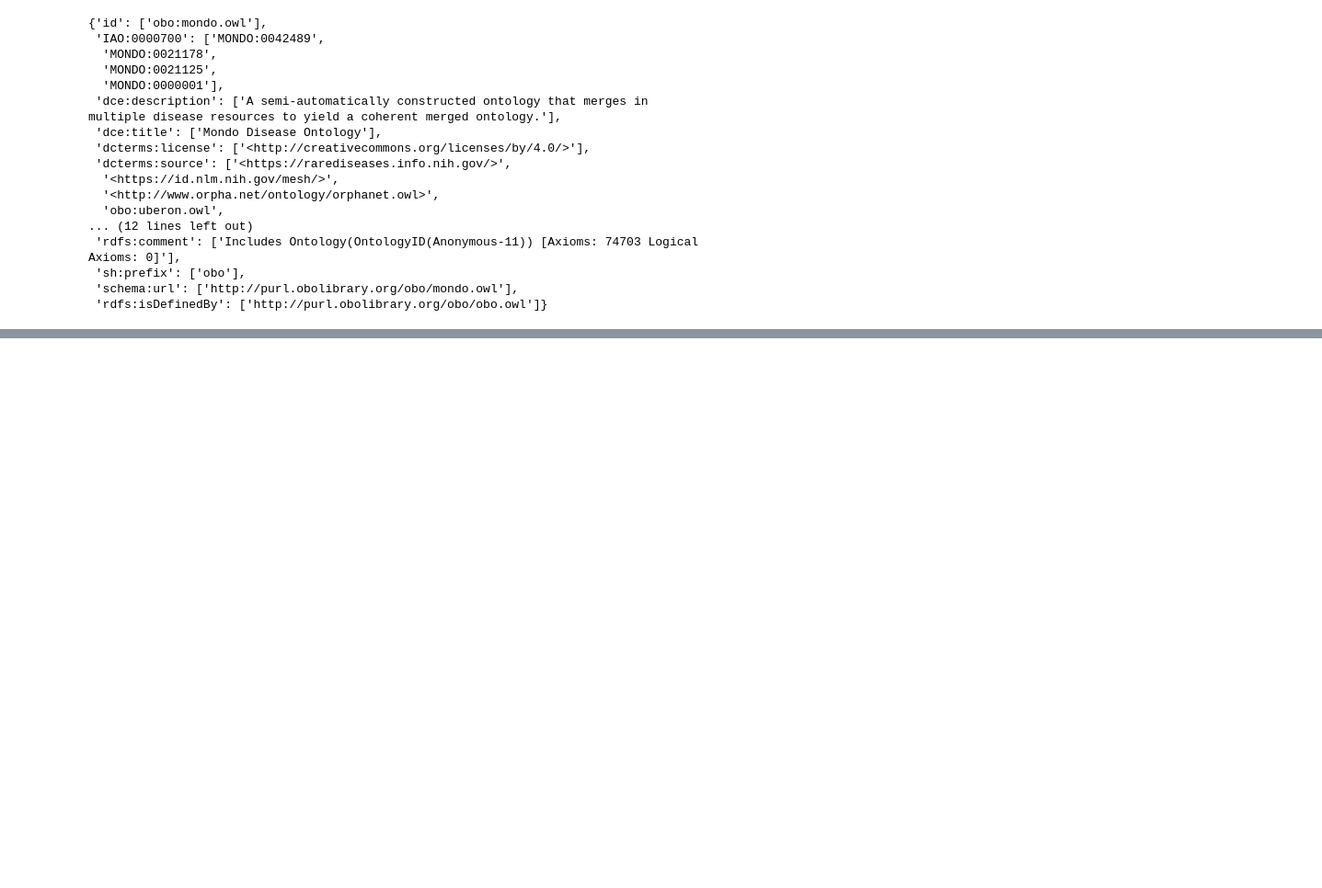
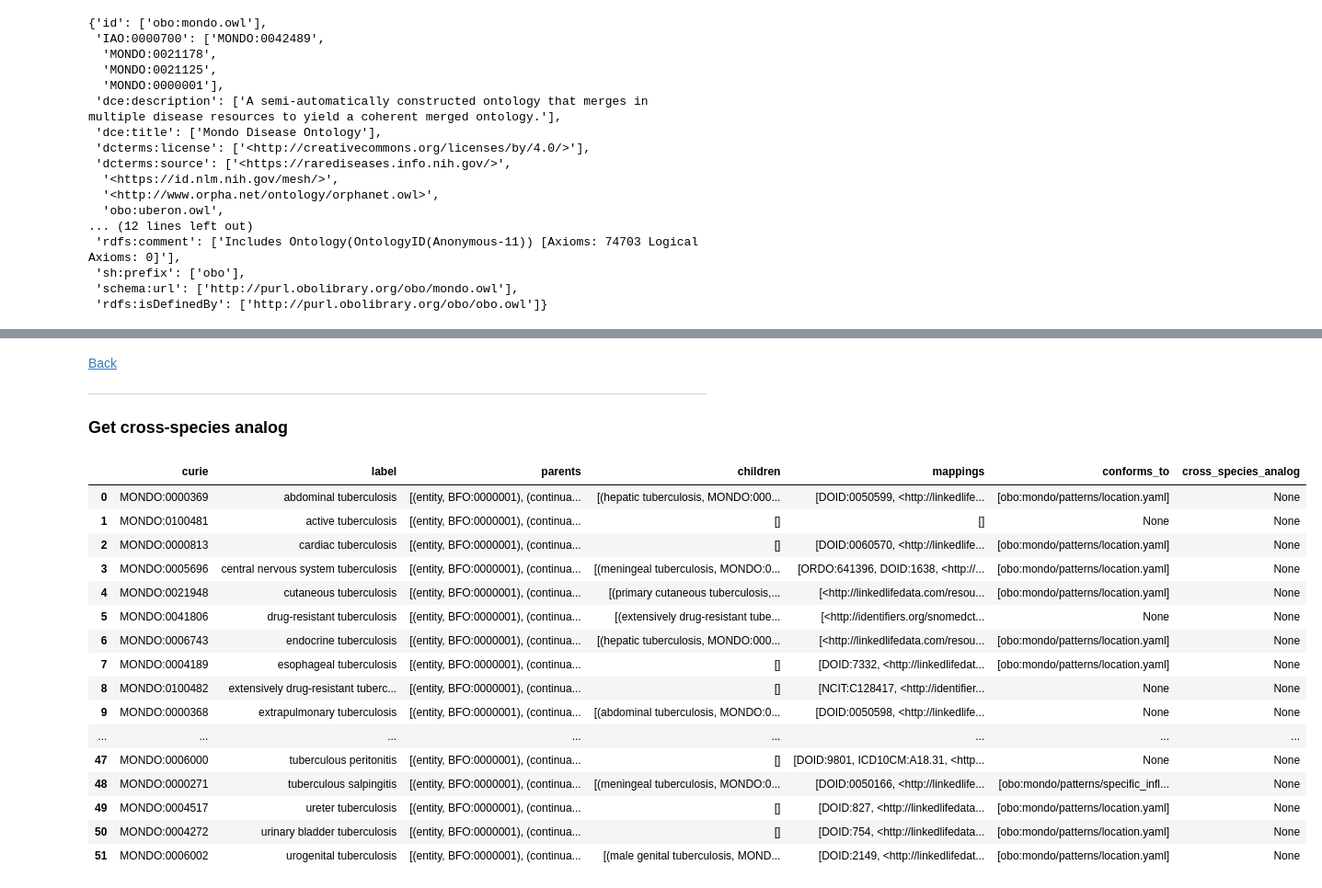
Before and after one commit to monarch-initiative/mondo, a Jupyter notebook: src/scripts/notebooks/Mondo.ipynb, the cells around one changed output, grey strips where cells are left out. Shown at 92% size. Cells and saved outputs as stored; diff of their text form; code cells hidden in the pictures; blank space fills up the shorter version.

```diff
--- a/src/scripts/notebooks/Mondo.ipynb
+++ b/src/scripts/notebooks/Mondo.ipynb
@@ -160,0 +346,4 @@ for child in all_descendants:
+# %%
+# Add all ancestor data to the dataframe
+class_df['parents'] = class_df['curie'].apply(lambda x: _get_ancestors(x))
+display(class_df)
@@ -160,0 +374,4 @@ for child in all_descendants:
+# %%
+# Add all children to the dataframe
+class_df['children'] = class_df['curie'].apply(lambda x: _get_descendants(x))
+display(class_df)
@@ -160,0 +402,6 @@ for child in all_descendants:
+# %%
+# Add mappings to the dataframe
+match_type = 'skos:exactMatch'
+
+class_df['mappings'] = class_df['curie'].apply(lambda x: _get_mappings(x, match_type))
+display(class_df)
@@ -160,0 +432,6 @@ for child in all_descendants:
+# %%
+# Get values for conformsTo
+conforms_to = 'dcterms:conformsTo'
+
+class_df['conforms_to'] = class_df['curie'].apply(lambda x: _get_entity_metadata_map_value(x, conforms_to))
+display(class_df)
@@ -160,0 +456,30 @@ for child in all_descendants:
+# %% [markdown]
+[Back](#overview)
+
+---
+<a id='cross_species_analog'></a>
+### Get cross-species analog
+# %%
+# Get values for cross-species analog
+cross_species_analog = '<https://w3id.org/semapv/vocab/crossSpeciesExactMatch>'
+
+class_df['cross_species_analog'] = class_df['curie'].apply(lambda x: _get_entity_metadata_map_value(x, cross_species_analog))
+display(class_df)
+# %% [output]
+|  | curie | label | parents | children | mappings | conforms_to | cross_species_analog |
+| 0 | MONDO:0000369 | abdominal tuberculosis | [(entity, BFO:0000001), (continua... | [(hepatic tuberculosis, MONDO:000... | [DOID:0050599, <http://linkedlife... | [obo:mondo/patterns/location.yaml] | None |
+| 1 | MONDO:0100481 | active tuberculosis | [(entity, BFO:0000001), (continua... | [] | [] | None | None |
+| 2 | MONDO:0000813 | cardiac tuberculosis | [(entity, BFO:0000001), (continua... | [] | [DOID:0060570, <http://linkedlife... | [obo:mondo/patterns/location.yaml] | None |
+| 3 | MONDO:0005696 | central nervous system tuberculosis | [(entity, BFO:0000001), (continua... | [(meningeal tuberculosis, MONDO:0... | [ORDO:641396, DOID:1638, <http://... | [obo:mondo/patterns/location.yaml] | None |
+| 4 | MONDO:0021948 | cutaneous tuberculosis | [(entity, BFO:0000001), (continua... | [(primary cutaneous tuberculosis,... | [<http://linkedlifedata.com/resou... | [obo:mondo/patterns/location.yaml] | None |
+| 5 | MONDO:0041806 | drug-resistant tuberculosis | [(entity, BFO:0000001), (continua... | [(extensively drug-resistant tube... | [<http://identifiers.org/snomedct... | None | None |
+| 6 | MONDO:0006743 | endocrine tuberculosis | [(entity, BFO:0000001), (continua... | [(hepatic tuberculosis, MONDO:000... | [<http://linkedlifedata.com/resou... | [obo:mondo/patterns/location.yaml] | None |
+| 7 | MONDO:0004189 | esophageal tuberculosis | [(entity, BFO:0000001), (continua... | [] | [DOID:7332, <http://linkedlifedat... | [obo:mondo/patterns/location.yaml] | None |
+| 8 | MONDO:0100482 | extensively drug-resistant tuberc... | [(entity, BFO:0000001), (continua... | [] | [NCIT:C128417, <http://identifier... | None | None |
+| 9 | MONDO:0000368 | extrapulmonary tuberculosis | [(entity, BFO:0000001), (continua... | [(abdominal tuberculosis, MONDO:0... | [DOID:0050598, <http://linkedlife... | None | None |
+| ... | ... | ... | ... | ... | ... | ... | ... |
+| 47 | MONDO:0006000 | tuberculous peritonitis | [(entity, BFO:0000001), (continua... | [] | [DOID:9801, ICD10CM:A18.31, <http... | None | None |
+| 48 | MONDO:0000271 | tuberculous salpingitis | [(entity, BFO:0000001), (continua... | [(meningeal tuberculosis, MONDO:0... | [DOID:0050166, <http://linkedlife... | [obo:mondo/patterns/specific_infl... | None |
+| 49 | MONDO:0004517 | ureter tuberculosis | [(entity, BFO:0000001), (continua... | [] | [DOID:827, <http://linkedlifedata... | [obo:mondo/patterns/location.yaml] | None |
+| 50 | MONDO:0004272 | urinary bladder tuberculosis | [(entity, BFO:0000001), (continua... | [] | [DOID:754, <http://linkedlifedata... | [obo:mondo/patterns/location.yaml] | None |
+| 51 | MONDO:0006002 | urogenital tuberculosis | [(entity, BFO:0000001), (continua... | [(male genital tuberculosis, MOND... | [DOID:2149, <http://linkedlifedat... | [obo:mondo/patterns/location.yaml] | None |
```
Also changed, not shown: parts of 55 cells of this notebook.
